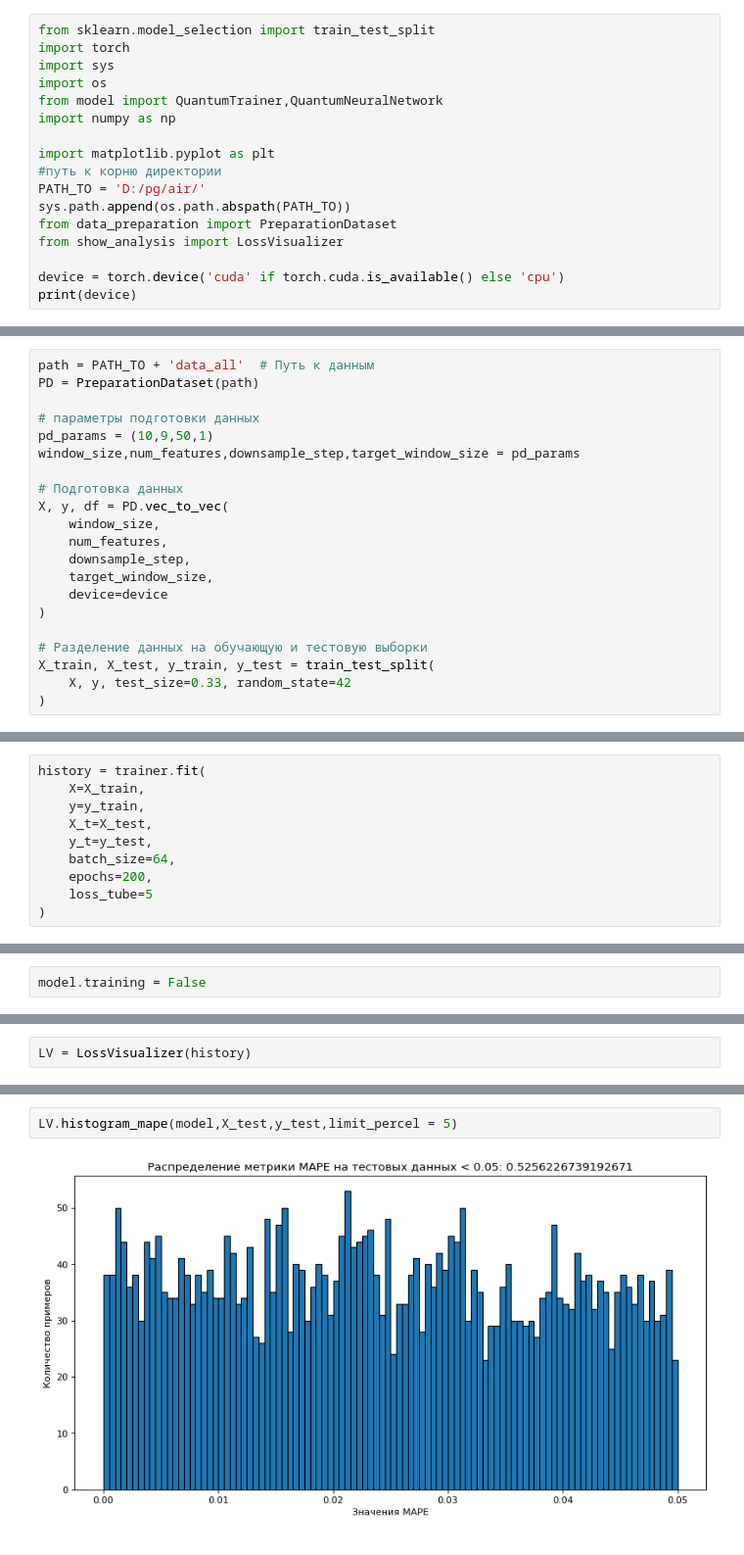
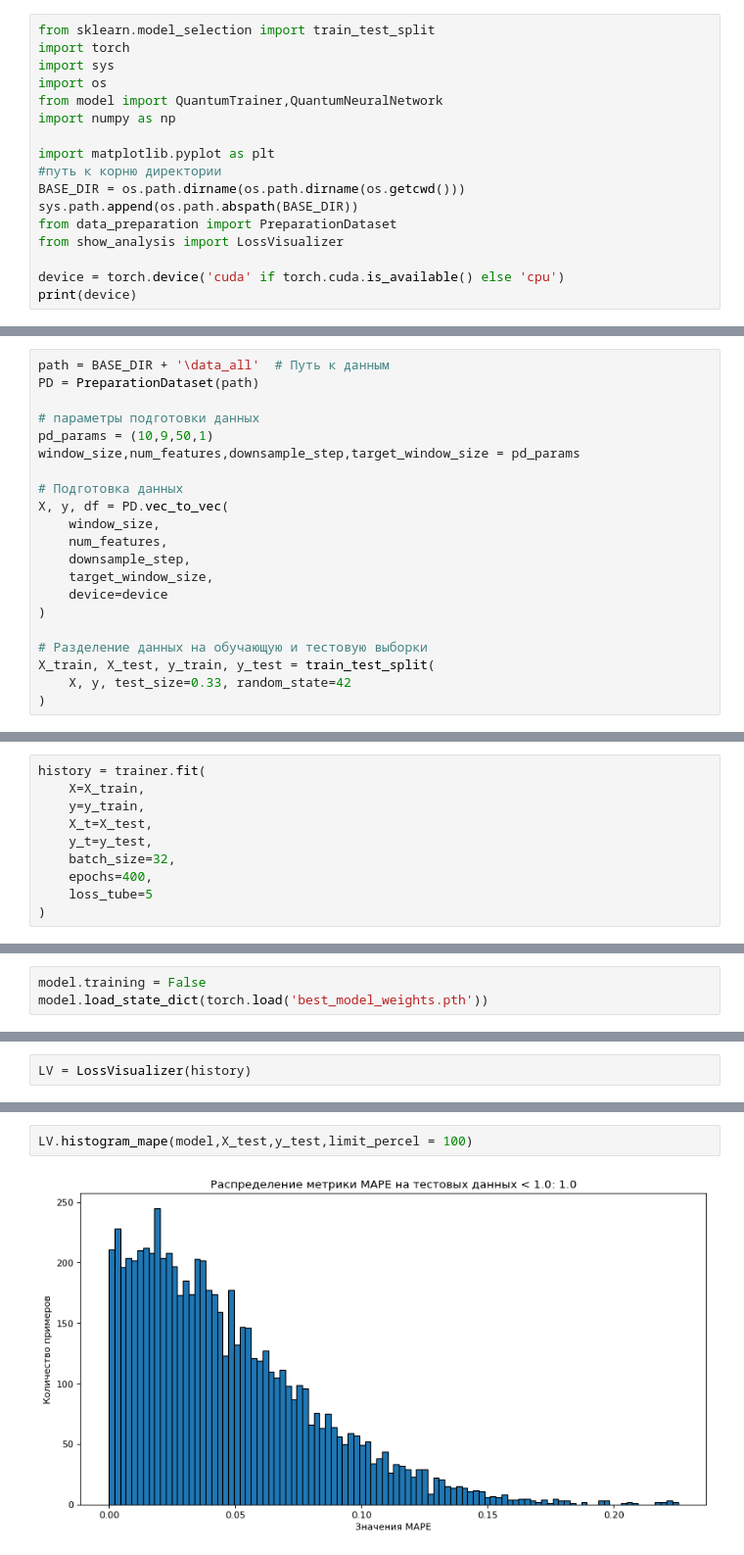
Before and after one commit to N1QWO/pr_aria, a Jupyter notebook: model/QUANT/test_1.ipynb, the cells around one changed output, grey strips where cells are left out. Shown at 98% size. Cells and saved outputs as stored; diff of their text form.

```diff
--- a/model/QUANT/test_1.ipynb
+++ b/model/QUANT/test_1.ipynb
@@ -10,8 +10,8 @@ import numpy as np
 
 import matplotlib.pyplot as plt
 #путь к корню директории
-PATH_TO = 'D:/pg/air/'
-sys.path.append(os.path.abspath(PATH_TO))
+BASE_DIR = os.path.dirname(os.path.dirname(os.getcwd()))
+sys.path.append(os.path.abspath(BASE_DIR))
 from data_preparation import PreparationDataset
 from show_analysis import LossVisualizer
 
@@ -23,7 +23,7 @@ cuda
 Загрузка и подготовка данных для анализа и обучения модели.<br>
 разбиение на train,test
 # %%
-path = PATH_TO + 'data_all'  # Путь к данным
+path = BASE_DIR + '\data_all'  # Путь к данным
 PD = PreparationDataset(path)
 
 # параметры подготовки данных
@@ -62,8 +62,8 @@ history = trainer.fit(
     y=y_train,
     X_t=X_test,
     y_t=y_test,
-    batch_size=64,
-    epochs=200,
+    batch_size=32,
+    epochs=400,
     loss_tube=5
 )
 # %% [output]
@@ -79,2 +85,3 @@ Test - MAPE: 0.048497, Tube: 0.629545
 # %%
 model.training = False
+model.load_state_dict(torch.load('best_model_weights.pth'))
@@ -100,4 +105,4 @@ torch.Size([6986, 89])
 # %%
-LV.histogram_mape(model,X_test,y_test,limit_percel = 5)
+LV.histogram_mape(model,X_test,y_test,limit_percel = 100)
 # %% [output]
-[figure, old version]
+[figure, new version]
```
Also changed, not shown: parts of 8 cells of this notebook, 29 other files.
